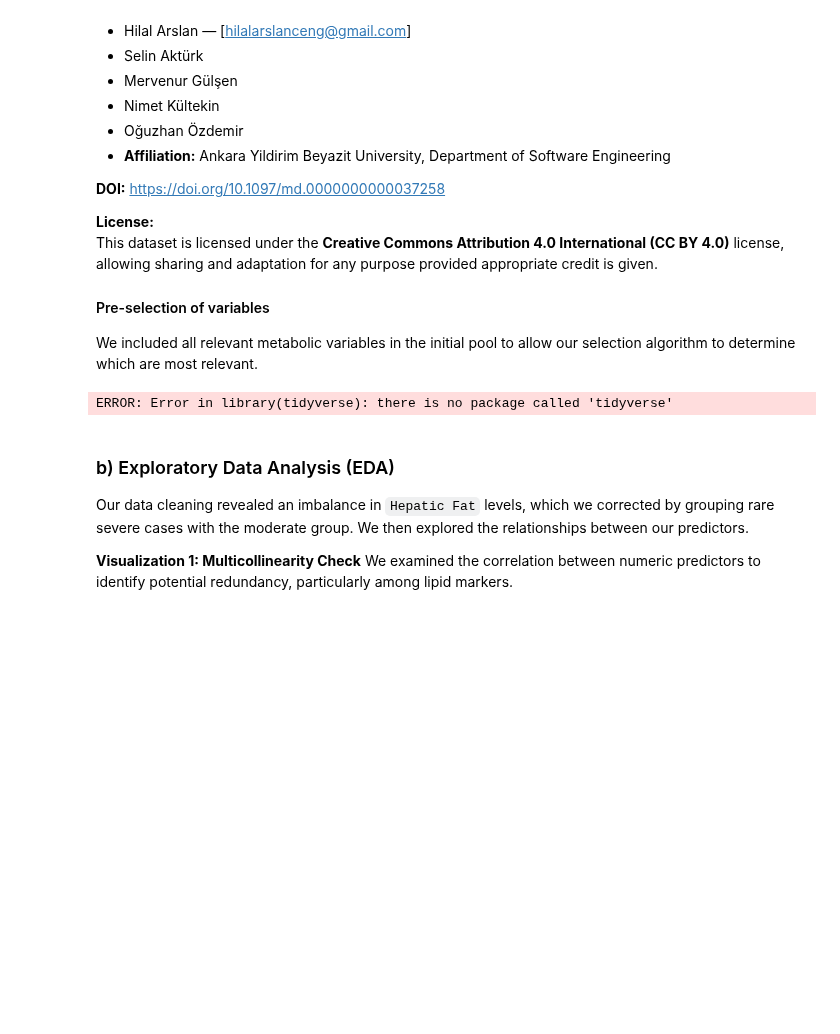
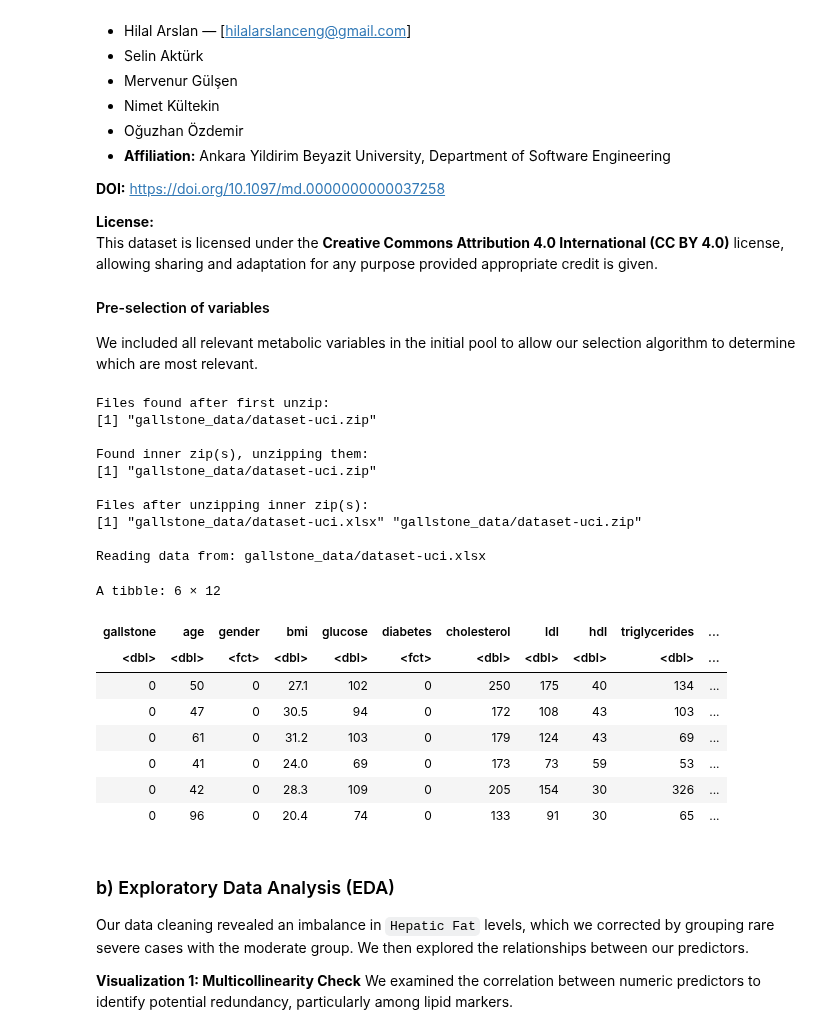
Before and after one commit to MC6527medhansh/gallstone-logistic-model, a Jupyter notebook: gallstone-risk-inference/notebooks/Group_19_Gallstone_Analysis.ipynb, the cells around one changed output. Drawn from its saved outputs; the diff is of its cells as text; code cells hidden in the pictures; blank space fills up the shorter version.

```diff
--- a/gallstone-risk-inference/notebooks/Group_19_Gallstone_Analysis.ipynb
+++ b/gallstone-risk-inference/notebooks/Group_19_Gallstone_Analysis.ipynb
@@ -78,41 +78,62 @@ suppressMessages(library(GGally))
 options(repr.plot.width = 10, repr.plot.height = 6)
 
 # --- ROBUST DATA LOADING FROM URL ---
-# URL confirmed from your screenshot
+
 url <- "https://archive.ics.uci.edu/static/public/1150/gallstone-1.zip"
 
-# Create a temporary file to hold the zip
+# Create a temporary file to hold the outer zip
 temp_zip <- tempfile(fileext = ".zip")
 
 # Download the file
 tryCatch({
-    download.file(url, temp_zip, mode = "wb")
+  download.file(url, temp_zip, mode = "wb")
 }, error = function(e) {
-    stop("Failed to download file. Please check the URL.")
+  stop("Failed to download file. Please check the URL.")
 })
 
-# Unzip into the folder
-# We overwrite to ensure we have a fresh copy
+# Unzip the outer zip
 unzip(temp_zip, exdir = "gallstone_data", overwrite = TRUE)
 
-# --- CRITICAL FIX: FIND FILE RECURSIVELY ---
-# This searches inside sub-folders if the zip has them
+# List files after first unzip
+cat("Files found after first unzip:\n")
 all_files <- list.files("gallstone_data", recursive = TRUE, full.names = TRUE)
-
-# Print what we found (for debugging)
-cat("Files found in zip:\n")
 print(all_files)
 
-# Find the Excel file (ending in .xlsx or .xls), ignoring case
-file_path <- all_files[grep("\\.xlsx?$", all_files, ignore.case = TRUE)][1]
+# --- NEW: handle inner zip(s), e.g. 'dataset-uci.zip' ---
+inner_zips <- all_files[grep("\\.zip$", all_files, ignore.case = TRUE)]
 
-# Check if file was found
-if (is.na(file_path)) {
-    stop("No Excel file found in the zip archive. See list of files printed above.")
+if (length(inner_zips) > 0) {
+  cat("\nFound inner zip(s), unzipping them:\n")
+  print(inner_zips)
+  for (z in inner_zips) {
+    unzip(z, exdir = "gallstone_data", overwrite = TRUE)
+  }
+}
+
+# List files again after unzipping inner zip(s)
+cat("\nFiles after unzipping inner zip(s):\n")
+all_files <- list.files("gallstone_data", recursive = TRUE, full.names = TRUE)
+print(all_files)
+
+# Find a data file: Excel OR CSV
+file_path <- all_files[grep("\\.(xlsx?|csv)$", all_files, ignore.case = TRUE)][1]
+
+if (is.na(file_path) || length(file_path) == 0) {
+  stop("No Excel or CSV file found in the extracted data. See file list above.")
 }
 
 cat("\nReading data from:", file_path, "\n")
-gallstone_raw <- read_excel(file_path)
+
+# Read depending on extension
+if (grepl("\\.csv$", file_path, ignore.case = TRUE)) {
+  gallstone_raw <- readr::read_csv(file_path)
+} else {
+  gallstone_raw <- readxl::read_excel(file_path)
+}
+
+# Clean up temp file
+unlink(temp_zip)
+
 
 # Data Cleaning & Renaming
 gallstone <- gallstone_raw %>%
@@ -123,34 +144,52 @@ gallstone <- gallstone_raw %>%
     bmi = `Body Mass Index (BMI)`,
     glucose = Glucose,
     diabetes = `Diabetes Mellitus (DM)`,
     cholesterol = `Total Cholesterol (TC)`,
     ldl = `Low Density Lipoprotein (LDL)`,
     hdl = `High Density Lipoprotein (HDL)`,
     triglycerides = `Triglyceride`,
     visceral_fat = `Visceral Fat Area (VFA)`,
     hepatic_fat = `Hepatic Fat Accumulation (HFA)`
   ) %>%
   mutate(
     gallstone = as.numeric(gallstone),
     gender = as.factor(gender),
     diabetes = as.factor(diabetes),
     # CRITICAL FIX: Collapse rare Hepatic Fat levels (3 & 4) into "2+"
     # This prevents "Complete Separation" errors in the logistic model.
     hepatic_fat_fixed = case_when(
       as.numeric(as.character(hepatic_fat)) >= 2 ~ "2+",
       TRUE ~ as.character(hepatic_fat)
     ),
     hepatic_fat_fixed = as.factor(hepatic_fat_fixed)
   ) %>%
   select(-hepatic_fat) %>% # Remove original column
   drop_na()
 
 # Clean up temp file
 unlink(temp_zip)
 
 head(gallstone)
 # %% [output]
-ERROR: Error in library(tidyverse): there is no package called 'tidyverse'
+Files found after first unzip:
+[1] "gallstone_data/dataset-uci.zip"
+
+Found inner zip(s), unzipping them:
+[1] "gallstone_data/dataset-uci.zip"
+
+Files after unzipping inner zip(s):
+[1] "gallstone_data/dataset-uci.xlsx" "gallstone_data/dataset-uci.zip"
+
+Reading data from: gallstone_data/dataset-uci.xlsx
+A tibble: 6 × 12
+| gallstone | age | gender | bmi | glucose | diabetes | cholesterol | ldl | hdl | triglycerides | ... |
+| <dbl> | <dbl> | <fct> | <dbl> | <dbl> | <fct> | <dbl> | <dbl> | <dbl> | <dbl> | ... |
+| 0 | 50 | 0 | 27.1 | 102 | 0 | 250 | 175 | 40 | 134 | ... |
+| 0 | 47 | 0 | 30.5 | 94 | 0 | 172 | 108 | 43 | 103 | ... |
+| 0 | 61 | 0 | 31.2 | 103 | 0 | 179 | 124 | 43 | 69 | ... |
+| 0 | 41 | 0 | 24.0 | 69 | 0 | 173 | 73 | 59 | 53 | ... |
+| 0 | 42 | 0 | 28.3 | 109 | 0 | 205 | 154 | 30 | 326 | ... |
+| 0 | 96 | 0 | 20.4 | 74 | 0 | 133 | 91 | 30 | 65 | ... |
 # %% [markdown]
 ### b) Exploratory Data Analysis (EDA)
 Our data cleaning revealed an imbalance in `Hepatic Fat` levels, which we corrected by grouping rare severe cases with the moderate group. We then explored the relationships between our predictors.
```
Also changed, not shown: parts of 5 cells of this notebook, 1 other file.
